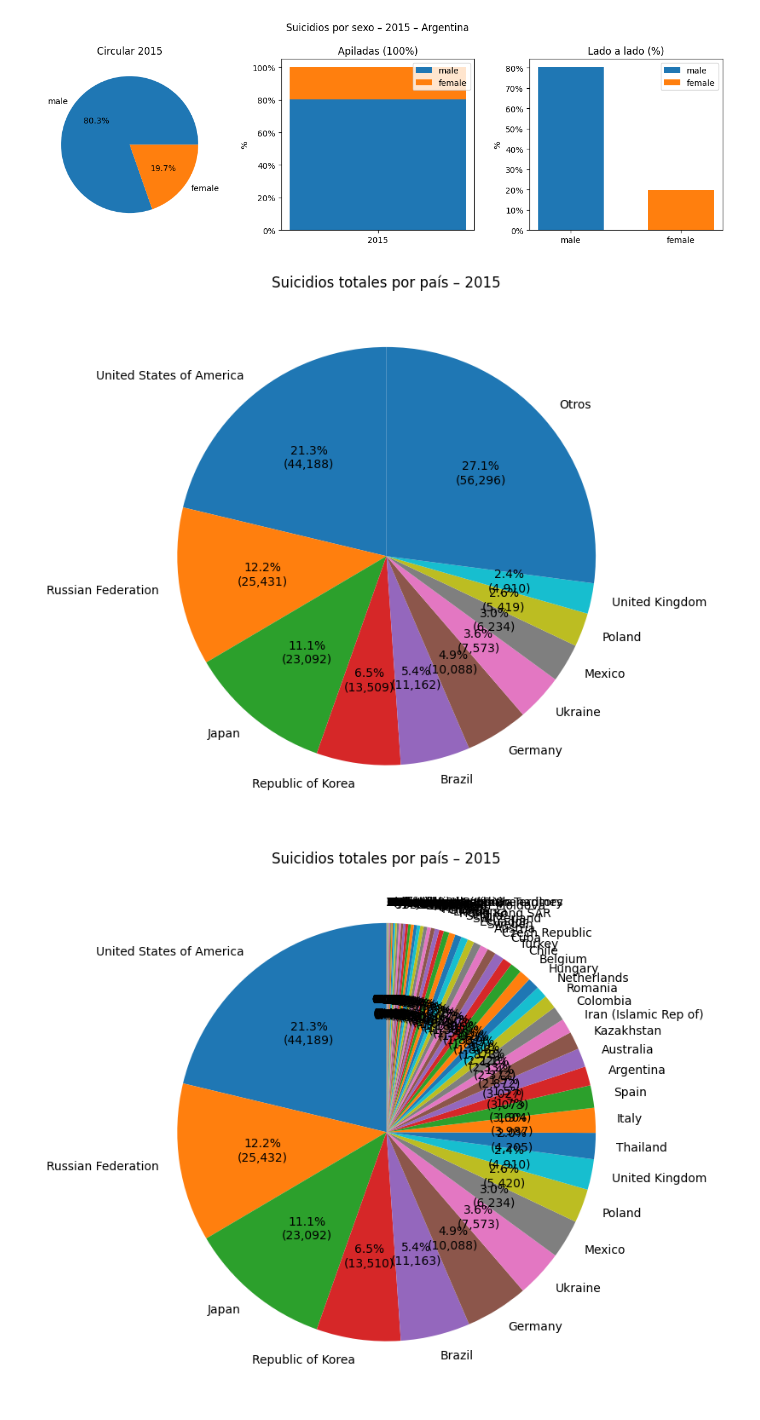
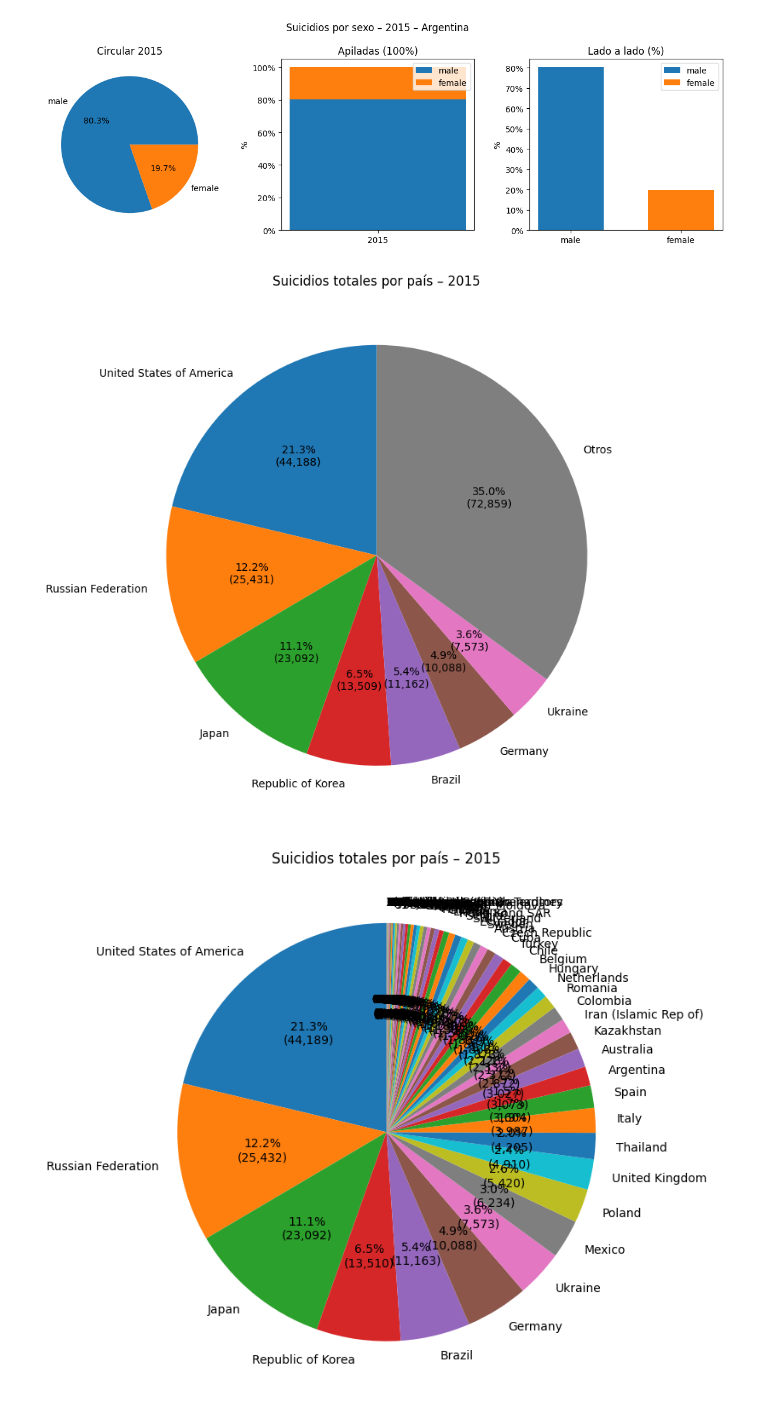
Before and after one commit to vicenadm04/suicidios, a Jupyter notebook: suicide_statics.ipynb, the cells around one changed output. Drawn from its saved outputs; the diff is of its cells as text; code cells hidden in the pictures.

```diff
--- a/suicide_statics.ipynb
+++ b/suicide_statics.ipynb
@@ -120,35 +120,35 @@ plt.tight_layout(); plt.show()
 df["year"] = pd.to_numeric(df["year"], errors="coerce")
 df["suicides_no"] = pd.to_numeric(df["suicides_no"], errors="coerce").fillna(0)
 
 # 3) Filtrar 2015 y agregar por país
 df2015 = df[df["year"] == 2015].copy()
 totales = (
     df2015.groupby("country", as_index=True)["suicides_no"]
     .sum()
     .sort_values(ascending=False)
 )
 totales = totales[totales > 0]  # opcional: quitar países con 0
 
 # 4) Pie chart (top 10 + 'Otros')
-top_n = 10
+top_n = 7
 top = totales.head(top_n)
 otros = totales.iloc[top_n:].sum()
 
 labels = list(top.index) + (["Otros"] if otros > 0 else [])
 sizes = list(top.values) + ([otros] if otros > 0 else [])
 
 plt.figure(figsize=(8, 8))
 plt.pie(
     sizes,
     labels=labels,
     autopct=lambda p: f"{p:.1f}%\n({int(p*sum(sizes)/100):,})",
     startangle=90
 )
 plt.title("Suicidios totales por país – 2015")
 plt.tight_layout()
 plt.show()
 # %% [output]
-[figure, old version]
+[figure, new version]
 # %%
 # 2) Tipos y limpieza mínima
 df["year"] = pd.to_numeric(df["year"], errors="coerce")
```
Also changed, not shown: parts of 2 cells of this notebook.
